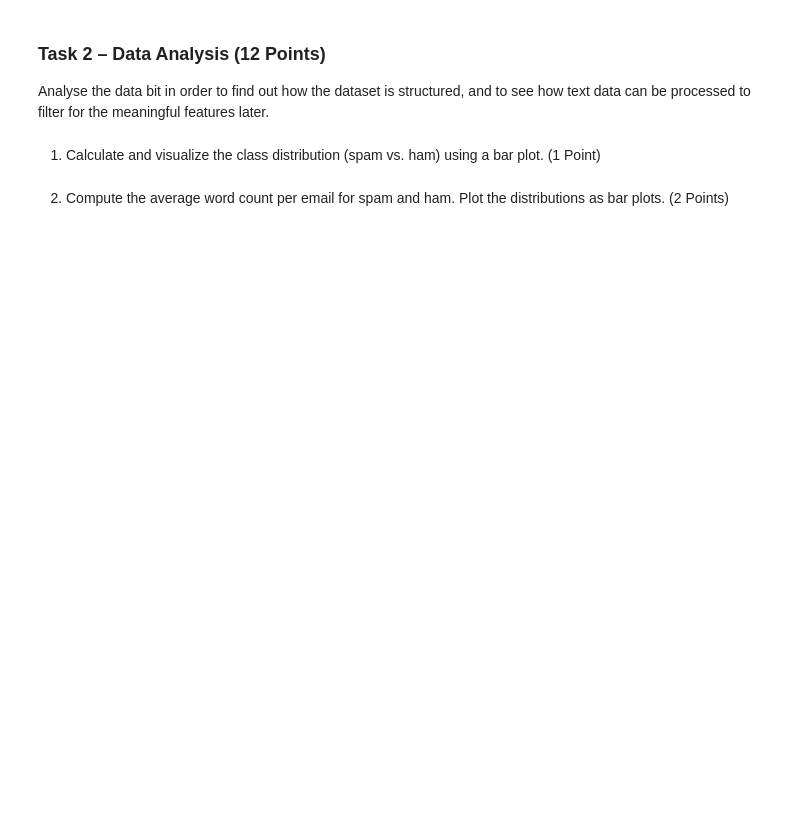
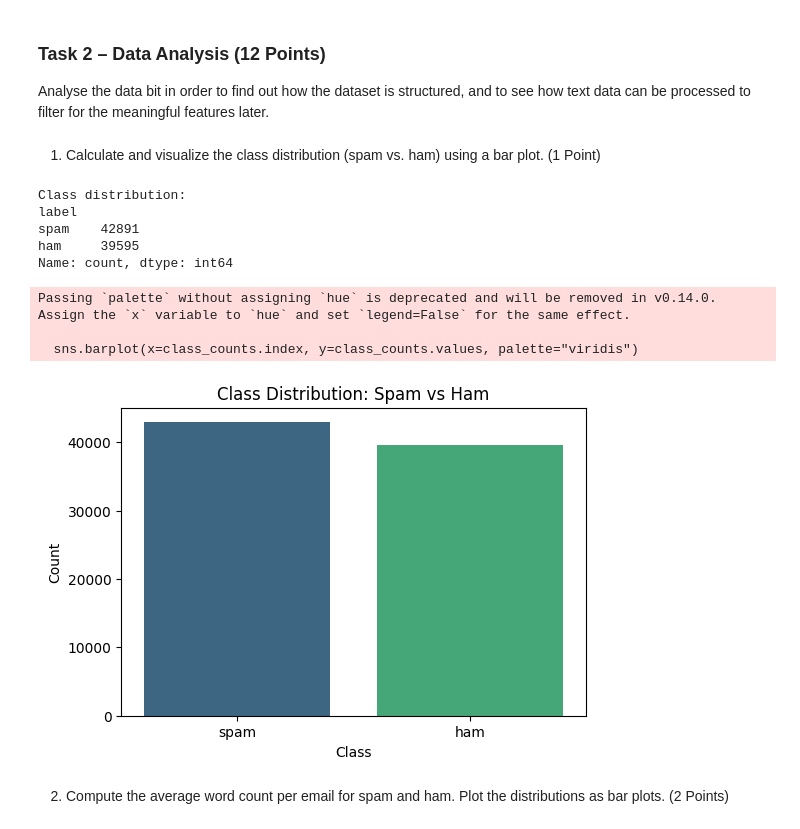
Before and after one commit to IVSource/ml_security_ws25, a Jupyter notebook: Exercise 3/mls_ws25_exercise_3d_spam_email_classification.ipynb, the cells around one changed output. Cells and saved outputs as stored; diff of their text form; code cells hidden in the pictures; blank space fills up the shorter version.

```diff
--- a/Exercise 3/mls_ws25_exercise_3d_spam_email_classification.ipynb
+++ b/Exercise 3/mls_ws25_exercise_3d_spam_email_classification.ipynb
@@ -129,3 +152,23 @@ print(df.head())
 2  enron actuals march 30 april 1 201 estimated a...   ham
 3  hpl nom may 30 2001 see attached file hplno 53...   ham
 4  hpl nom june 1 2001 see attached file hplno 60...   ham
+# %%
+datasets = {
+    "CEAS_08_df": CEAS_08_df,
+    "enron_df": enron_df,
+    "Ling_df": Ling_df,
+    "Nazario_df": Nazario_df,
+    "Nigerian_Fraud_df": Nigerian_Fraud_df,
+    "phishing_email_df": phishing_email_df
+}
+
+for name, df in datasets.items():
+    print(f"--- {name} ---")
+    print("Shape:", df.shape)              # Anzahl Zeilen/Spalten
+    print("\nInfo:")
+    print(df.info())                       # Spalten, Datentypen, Missing Values
+    print("\nLabel-Verteilung:")
+    print(df['label'].value_counts())      # Anzahl ham/spam
+    print("\nStatistische Übersicht:")
+    print(df.describe(include='all'))      # Statistiken für numerische & kategoriale Daten
+    print("\n" + "-"*50 + "\n")
@@ -161,5 +254,30 @@ print("Test size:", X_test.shape)
 Analyse the data bit in order to find out how the dataset is structured, and to see how text data can be processed to filter for the meaningful features later.
 # %% [markdown]
 1. Calculate and visualize the class distribution (spam vs. ham) using a bar plot. (1 Point)
+# %%
+# Angenommen, dein DataFrame heißt df und hat die Spalte 'label'
+class_counts = df['label'].value_counts()
+
+# Ausgabe der Verteilung
+print("Class distribution:")
+print(class_counts)
+
+# Balkendiagramm erstellen
+plt.figure(figsize=(6,4))
+sns.barplot(x=class_counts.index, y=class_counts.values, palette="viridis")
+plt.title("Class Distribution: Spam vs Ham")
+plt.xlabel("Class")
+plt.ylabel("Count")
+plt.show()
+# %% [output]
+Class distribution:
+label
+spam    42891
+ham     39595
+Name: count, dtype: int64
+Passing `palette` without assigning `hue` is deprecated and will be removed in v0.14.0. Assign the `x` variable to `hue` and set `legend=False` for the same effect.
+
+  sns.barplot(x=class_counts.index, y=class_counts.values, palette="viridis")
+[figure, added]
 # %% [markdown]
 2. Compute the average word count per email for spam and ham. Plot the distributions as bar plots. (2 Points)
```
Also changed, not shown: parts of 11 cells of this notebook.
